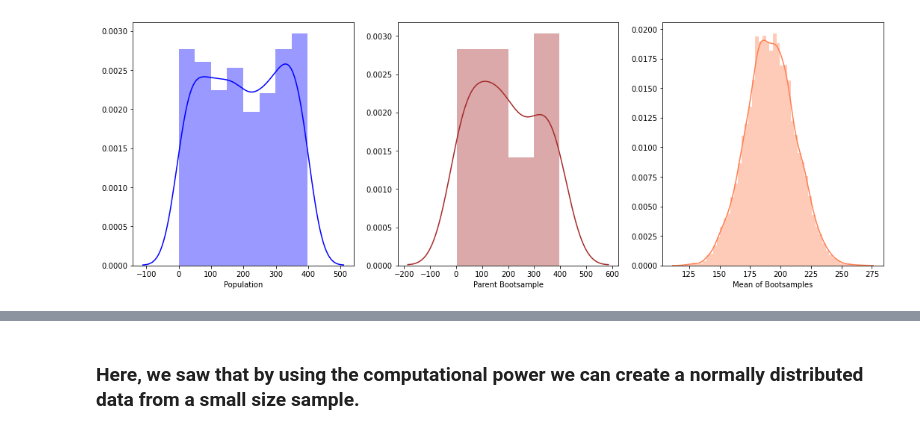
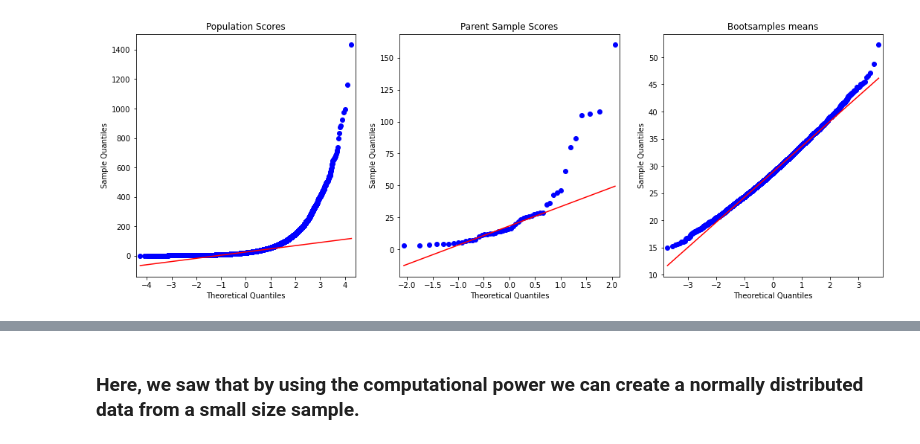
Before and after one commit to raj-shr-git/Statistical_testing_python, a Jupyter notebook: Bootstrapping.ipynb, the cells around one changed output, grey strips where cells are left out. Cells and saved outputs as stored; diff of their text form; code cells hidden in the pictures.

```diff
--- a/Bootstrapping.ipynb
+++ b/Bootstrapping.ipynb
@@ -93,0 +261,2 @@ samp1_std_err
+# %%
+samp_distn2, samp_distn_samp_means2 = clt(pop_scores, num_samples=number_of_samples2, samp_size=sample_size2)
@@ -93,0 +301,7 @@ samp1_std_err
+# %%
+with plt.style.context('seaborn-bright'):
+    fig,ax=plt.subplots(nrows=1,ncols=2,figsize=(12,6))
+    qqplot(data=np.array(pop_scores),line='q',ax=ax[0])
+    qqplot(data=np.array(samp_distn_samp_means2),line='q',ax=ax[1])
+    ax[0].set_title("Population Scores",fontdict={'size':18,'family':'calibri','color':'coral','style':'oblique'})
+    ax[1].set_title("Sample Means",fontdict={'size':18,'family':'calibri','color':'coral','style':'oblique'})
@@ -94,5 +334,21 @@ samp1_std_err
 # %%
 bootsample_means = []
 for _ in range(10000):
-    bootsample = np.random.choice(a=sample1,size=40,replace=True)
+    bootsample = np.random.choice(a=sample1,size=50,replace=True)
     bootsample_means.append(np.mean(bootsample))
+# %%
+with plt.style.context('seaborn'):
+    fig,ax=plt.subplots(nrows=1,ncols=3,figsize=(18,6))
+    sns.histplot(pop_scores,ax=ax[0],color='blue',kde=True)
+    sns.histplot(sample1,ax=ax[1],color='brown',kde=True)
+    sns.histplot(bootsample_means,ax=ax[2],color='coral',kde=True)
+    ax[0].set_xlabel("Population",fontdict={'size':18,'family':'calibri','color':'coral','style':'oblique'})
+    ax[1].set_xlabel("Parent Sample",fontdict={'size':18,'family':'calibri','color':'coral','style':'oblique'})
+    ax[2].set_xlabel("Bootstrap Sample Means",fontdict={'size':18,'family':'calibri','color':'coral','style':'oblique'})
+    ax[0].set_title("Distribution of Population Data",fontdict={'size':16,'family':'calibri','color':'purple','style':'oblique'},
+             loc='center')
+    ax[1].set_title("Distribution of Parent Sample",fontdict={'size':16,'family':'calibri','color':'purple','style':'oblique'},
+             loc='center')
+    ax[2].set_title("Distribution of Bootstrap Sample Means",fontdict={'size':16,'family':'calibri','color':'purple','style':'oblique'},
+             loc='center')
+    plt.show()
@@ -99,9 +357,13 @@ for _ in range(10000):
 # %%
 with plt.style.context('seaborn-bright'):
     fig,ax=plt.subplots(nrows=1,ncols=3,figsize=(18,6))
-    sns.distplot(pop_scores,ax=ax[0],axlabel='Population',color='blue')
-    sns.distplot(sample1,ax=ax[1],axlabel='Parent Bootsample',color='brown')
-    sns.distplot(bootsample_means,ax=ax[2],axlabel='Mean of Bootsamples',color='coral')
-    plt.show()
+    qqplot(data=np.array(pop_scores),line='q',ax=ax[0]);
+    ax[0].set_title('Population Scores')
+
+    qqplot(data=np.array(sample1),line='q',ax=ax[1]);
+    ax[1].set_title('Parent Sample Scores')
+
+    qqplot(data=np.array(bootsample_means),line='q',ax=ax[2]);
+    ax[2].set_title('Bootsamples means')
 # %% [output]
-[figure, old version]
+[figure, new version]
```
Also changed, not shown: parts of 118 cells of this notebook, 8 other files.
